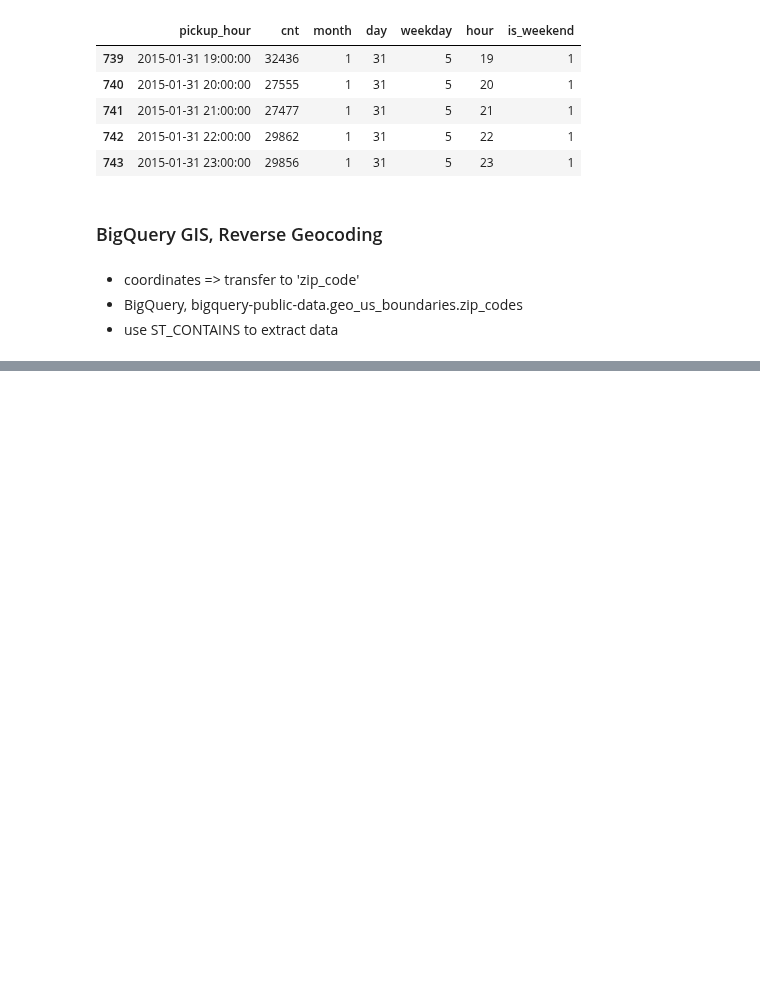
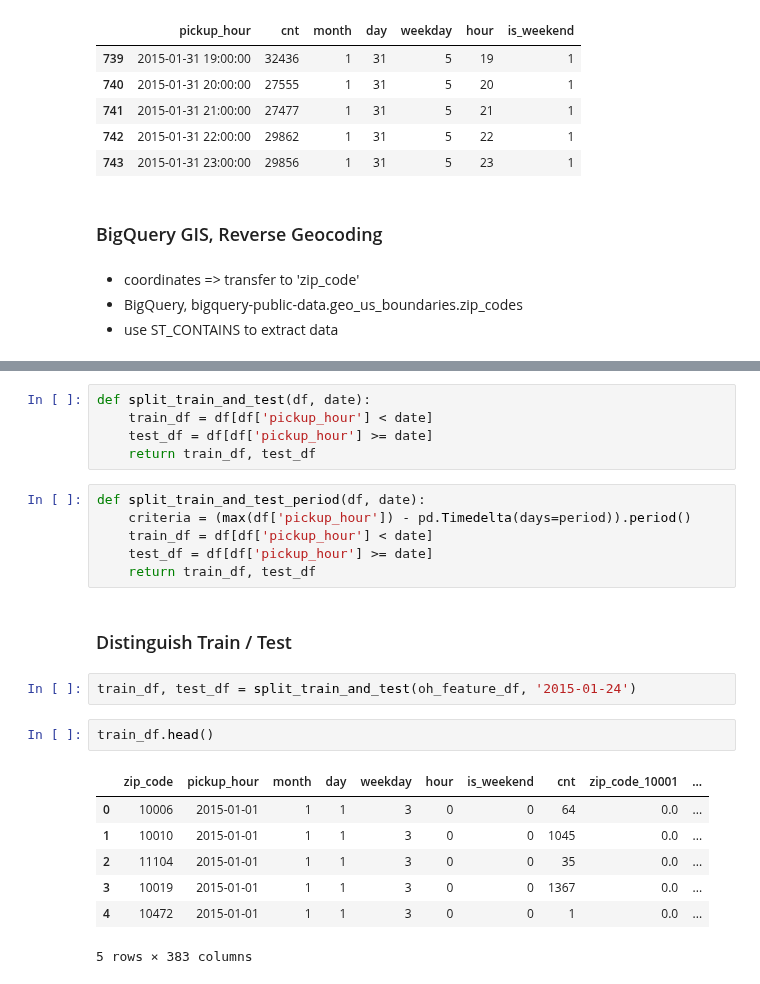
Before and after one commit to YoungJae-Hur/Data-science, a Jupyter notebook: project-NY-taxi-prediction/3. base modeling.ipynb, the cells around one changed output, grey strips where cells are left out. Cells and saved outputs as stored; diff of their text form; blank space fills up the shorter version.

```diff
--- a/project-NY-taxi-prediction/3. base modeling.ipynb
+++ b/project-NY-taxi-prediction/3. base modeling.ipynb
@@ -196,0 +285,25 @@ df.tail()
+# %%
+def split_train_and_test(df, date):
+    train_df = df[df['pickup_hour'] < date]
+    test_df = df[df['pickup_hour'] >= date]
+    return train_df, test_df
+# %%
+def split_train_and_test_period(df, date):
+    criteria = (max(df['pickup_hour']) - pd.Timedelta(days=period)).period()
+    train_df = df[df['pickup_hour'] < date]
+    test_df = df[df['pickup_hour'] >= date]
+    return train_df, test_df
+# %% [markdown]
+### Distinguish Train / Test
+# %%
+train_df, test_df = split_train_and_test(oh_feature_df, '2015-01-24')
+# %%
+train_df.head()
+# %% [output]
+|  | zip_code | pickup_hour | month | day | weekday | hour | is_weekend | cnt | zip_code_10001 | ... |
+| 0 | 10006 | 2015-01-01 | 1 | 1 | 3 | 0 | 0 | 64 | 0.0 | ... |
+| 1 | 10010 | 2015-01-01 | 1 | 1 | 3 | 0 | 0 | 1045 | 0.0 | ... |
+| 2 | 11104 | 2015-01-01 | 1 | 1 | 3 | 0 | 0 | 35 | 0.0 | ... |
+| 3 | 10019 | 2015-01-01 | 1 | 1 | 3 | 0 | 0 | 1367 | 0.0 | ... |
+| 4 | 10472 | 2015-01-01 | 1 | 1 | 3 | 0 | 0 | 1 | 0.0 | ... |
+5 rows × 383 columns
```
Also changed, not shown: parts of 17 cells of this notebook.
